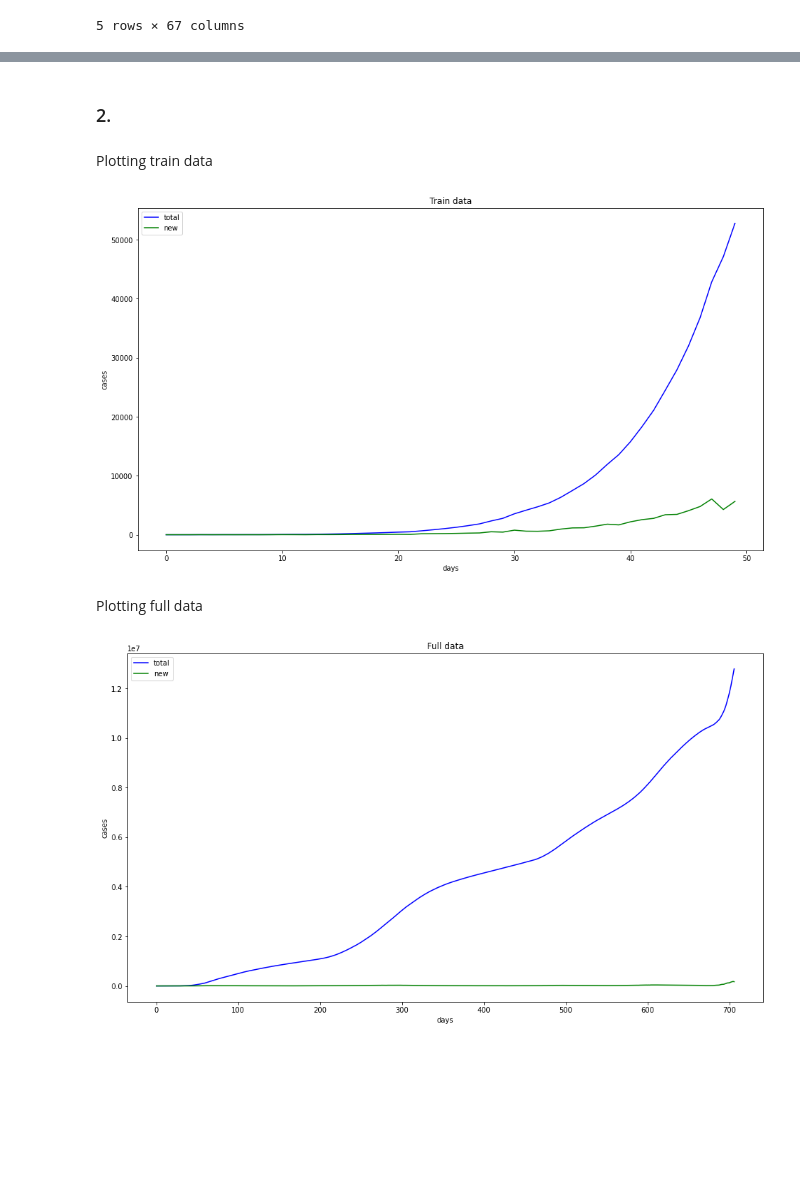
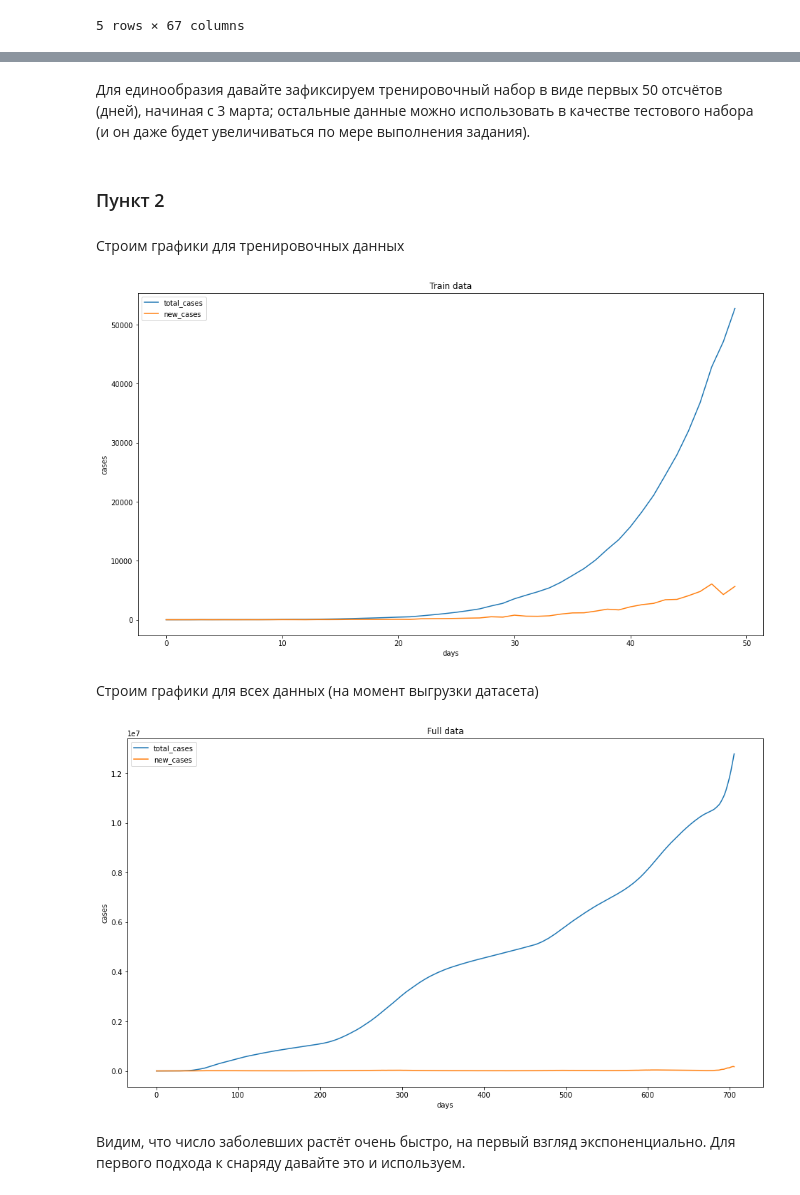
Before and after one commit to maxima1ist/made-advanced-ml-2022-hw, a Jupyter notebook: hw-1/linear_regression.ipynb, the cells around one changed output, grey strips where cells are left out. Drawn from its saved outputs; the diff is of its cells as text; code cells hidden in the pictures; blank space fills up the shorter version.

```diff
--- a/hw-1/linear_regression.ipynb
+++ b/hw-1/linear_regression.ipynb
@@ -26,26 +36,31 @@ data.set_index("date", inplace=True)
 # %%
-target = data[["total_cases", "new_cases"]]
+targets = ["total_cases", "new_cases"]
+
+target_data = data[targets]
 
 # muting the useless warning
 pd.options.mode.chained_assignment = None
-target["new_cases"] = target["new_cases"].map(lambda value: value if value > 0 else 1)
+# simplify 'new_cases' column
+target_data["new_cases"] = target_data["new_cases"].map(lambda value: value if value > 0 else 1)
+# %% [markdown]
+Для единообразия давайте зафиксируем тренировочный набор в виде первых 50 отсчётов (дней), начиная с 3 марта; остальные данные можно использовать в качестве тестового набора (и он даже будет увеличиваться по мере выполнения задания).
 # %%
 CARDINALITY_OF_TRAIN = 50
 
 train_data = data[:CARDINALITY_OF_TRAIN]
 test_data = data[CARDINALITY_OF_TRAIN:]
 
-train_target = target[:CARDINALITY_OF_TRAIN]
-test_target = target[CARDINALITY_OF_TRAIN:]
+train_target = target_data[:CARDINALITY_OF_TRAIN]
+test_target = target_data[CARDINALITY_OF_TRAIN:]
 # %% [markdown]
-### 2.
+### Пункт 2
-# %% [markdown]
-Plotting train data
+# %% [markdown]
+Строим графики для тренировочных данных
 # %%
 plt.figure(figsize=(16, 9))
 
-plt.plot(range(len(train_target.index)), train_target["total_cases"], label="total", color="blue")
-plt.plot(range(len(train_target.index)), train_target["new_cases"], label="new", color="green")
+for target in targets:
+    plt.plot(range(len(train_target.index)), train_target[target], label=target)
 
 plt.xlabel("days")
 plt.ylabel("cases")
@@ -54,20 +69,22 @@ plt.title("Train data")
 plt.legend()
 plt.show()
 # %% [output]
-[figure, old version]
+[figure, new version]
-# %% [markdown]
-Plotting full data
+# %% [markdown]
+Строим графики для всех данных (на момент выгрузки датасета)
 # %%
 plt.figure(figsize=(16, 9))
 
-plt.plot(range(len(data.index)), data["total_cases"], label="total", color="blue")
-plt.plot(range(len(data.index)), data["new_cases"], label="new", color="green")
+for target in targets:
+    plt.plot(range(len(data.index)), data[target], label=target)
 
 plt.xlabel("days")
 plt.ylabel("cases")
 plt.title("Full data")
 
 plt.legend()
 plt.show()
 # %% [output]
-[figure, old version]
+[figure, new version]
+# %% [markdown]
+Видим, что число заболевших растёт очень быстро, на первый взгляд экспоненциально. Для первого подхода к снаряду давайте это и используем.
```
Also changed, not shown: parts of 22 cells of this notebook.
